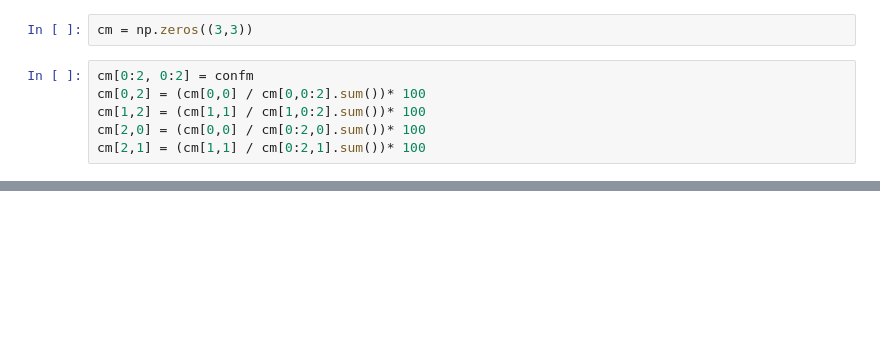
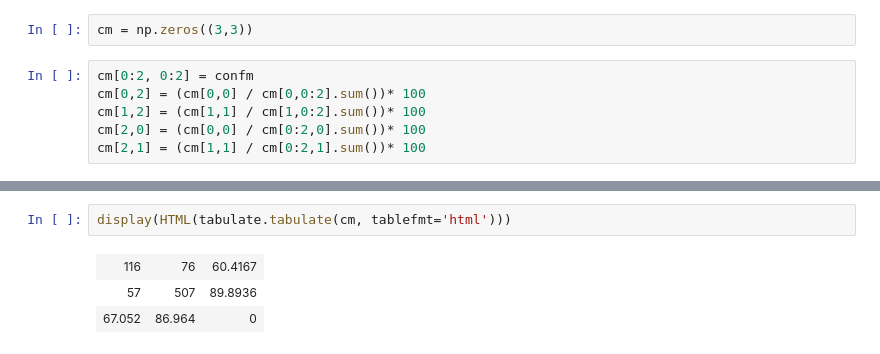
Before and after one commit to S1056SAR/Parkinson-s-Disease-Classification-from-Speech-Data, a Jupyter notebook: All.ipynb, the cells around one changed output, grey strips where cells are left out. Drawn from its saved outputs; the diff is of its cells as text; blank space fills up the shorter version.

```diff
--- a/All.ipynb
+++ b/All.ipynb
@@ -177,0 +161,6 @@ Requirement already satisfied: tabulate in /usr/local/lib/python3.10/dist-packag
+# %%
+display(HTML(tabulate.tabulate(cm, tablefmt='html')))
+# %% [output]
+| 116 | 76 | 60.4167 |
+| 57 | 507 | 89.8936 |
+| 67.052 | 86.964 | 0 |
```
Also changed, not shown: parts of 10 cells of this notebook.
